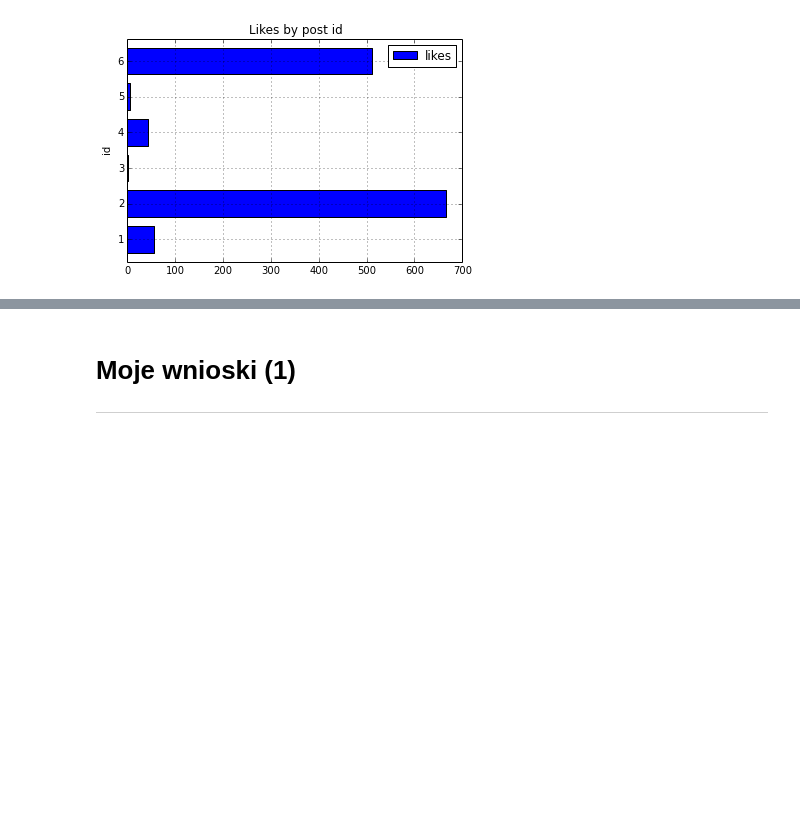
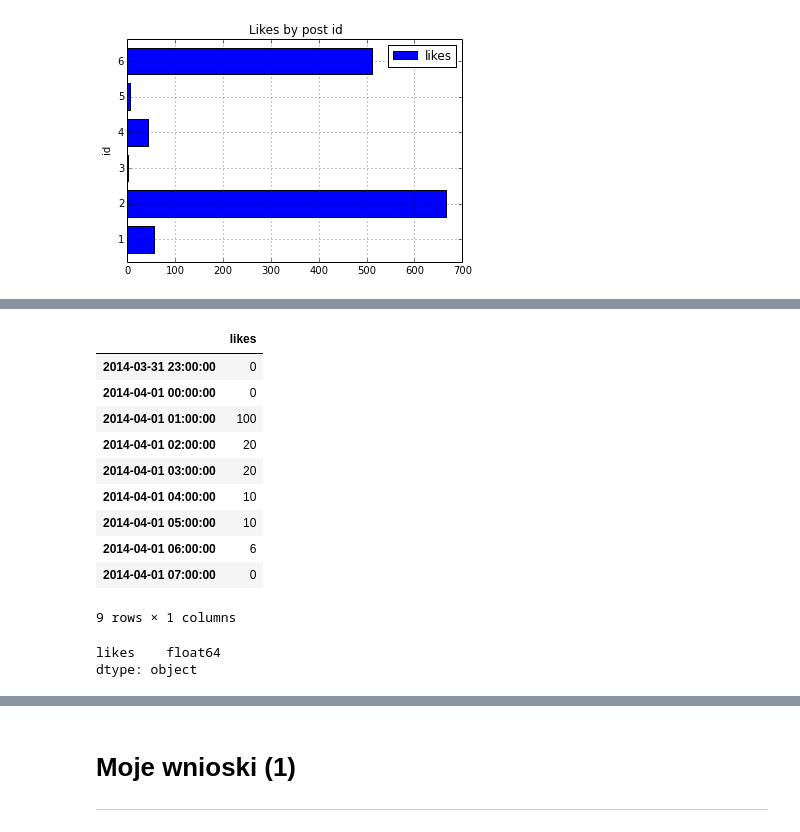
Before and after one commit to pawroman/pywaw-pandas, a Jupyter notebook: src/pandas_pywaw.ipynb, the cells around one changed output, grey strips where cells are left out. Cells and saved outputs as stored; diff of their text form; code cells hidden in the pictures; blank space fills up the shorter version.

```diff
--- a/src/pandas_pywaw.ipynb
+++ b/src/pandas_pywaw.ipynb
@@ -347,0 +361,15 @@ plot = by_likes["likes"].plot(kind="barh", legend=True, title="Likes by post id"
+# %%
+post_data = [
+    {
+        "created_time": "2014-04-01T00:20Z",
+        "history": [
+            {"crawl_time": "2014-04-01T01:00Z", "likes": 100},
+            {"crawl_time": "2014-04-01T02:00Z", "likes": 120},
+            {"crawl_time": "2014-04-01T03:00Z", "likes": 140},
+            {"crawl_time": "2014-04-01T04:00Z", "likes": 150},
+            {"crawl_time": "2014-04-01T05:00Z", "likes": 160},
+            {"crawl_time": "2014-04-01T06:00Z", "likes": 166}
+        ]
+    },
+    # ... more posts ...
+]
@@ -347,0 +380,4 @@ plot = by_likes["likes"].plot(kind="barh", legend=True, title="Likes by post id"
+# %%
+history = pandas.DataFrame(post_data[0]["history"]).set_index("crawl_time")
+history.index = history.index.to_datetime()
+history
@@ -347,0 +404,3 @@ plot = by_likes["likes"].plot(kind="barh", legend=True, title="Likes by post id"
+# %%
+like_growth = history.diff().combine_first(history)
+like_growth
@@ -347,0 +416,25 @@ plot = by_likes["likes"].plot(kind="barh", legend=True, title="Likes by post id"
+# %%
+dt_from = pandas.to_datetime("2014-03-31T23:00Z")
+dt_to = pandas.to_datetime("2014-04-01T08:00Z")
+
+index = pandas.date_range(dt_from, dt_to, closed="left", freq="H")
+
+reindexed = like_growth.reindex(index, fill_value=0)
+reindexed
+# %% [output]
+|  | likes |
+| 2014-03-31 23:00:00 | 0 |
+| 2014-04-01 00:00:00 | 0 |
+| 2014-04-01 01:00:00 | 100 |
+| 2014-04-01 02:00:00 | 20 |
+| 2014-04-01 03:00:00 | 20 |
+| 2014-04-01 04:00:00 | 10 |
+| 2014-04-01 05:00:00 | 10 |
+| 2014-04-01 06:00:00 | 6 |
+| 2014-04-01 07:00:00 | 0 |
+9 rows × 1 columns
+# %%
+reindexed.dtypes
+# %% [output]
+likes    float64
+dtype: object
```
Also changed, not shown: parts of 16 cells of this notebook, 2 other files.
